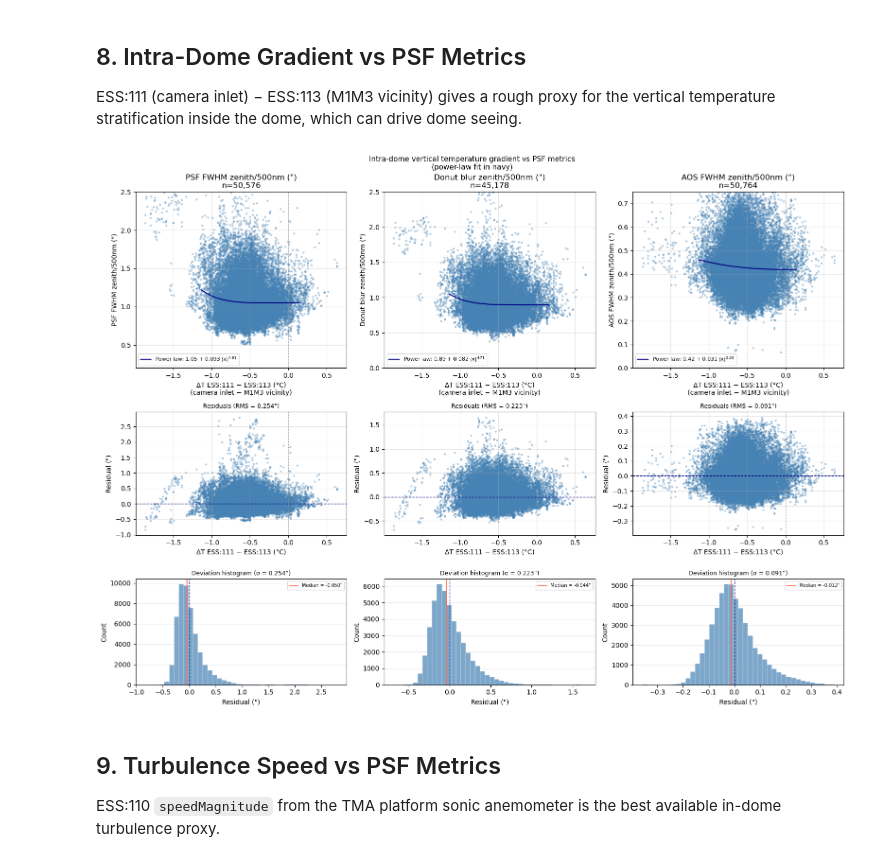
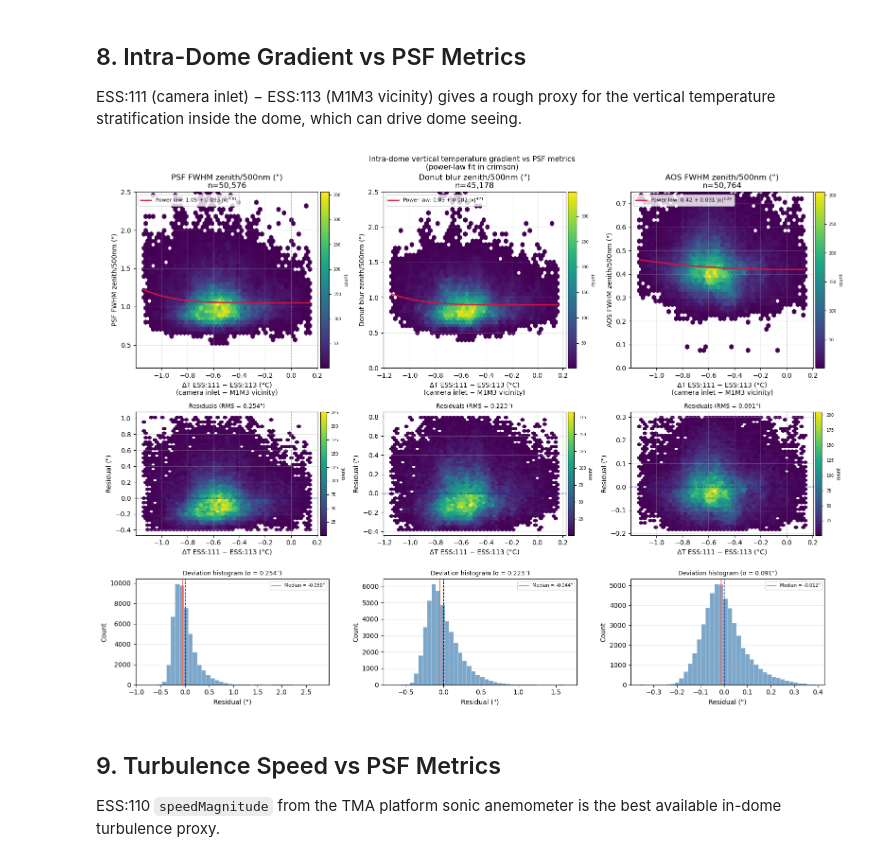
Before and after one commit to bstalder/notebooks, a Jupyter notebook: earlyoperations/thermal/ThermalDifferential_PSF_Impact.ipynb, the cells around one changed output. Drawn from its saved outputs; the diff is of its cells as text; code cells hidden in the pictures.

```diff
--- a/earlyoperations/thermal/ThermalDifferential_PSF_Impact.ipynb
+++ b/earlyoperations/thermal/ThermalDifferential_PSF_Impact.ipynb
@@ -986,6 +986,23 @@ def _pl_fit(x_arr, y_arr, x_line):
     except Exception:
         return None, None, None
 
+def _density_panel(fig, ax, x, y, xlim, ylim, gridsize=45):
+    """Hexbin density of (x, y) constrained to (xlim, ylim).  A tight bright
+    region marks where exposures concentrate, so a 'best-IQ' peak (if any)
+    stands out from a diffuse cloud far better than an alpha-blended scatter."""
+    m = np.isfinite(x) & np.isfinite(y)
+    hb = ax.hexbin(
+        x[m], y[m],
+        gridsize=gridsize,
+        cmap="viridis",
+        mincnt=1,
+        extent=(xlim[0], xlim[1], ylim[0], ylim[1]),
+    )
+    cb = fig.colorbar(hb, ax=ax, pad=0.01, fraction=0.046)
+    cb.set_label("count", fontsize=7)
+    cb.ax.tick_params(labelsize=6)
+    return hb
+
 fig, axes = plt.subplots(3, 3, figsize=(16, 12), height_ratios=[1, 0.7, 0.6])
 
 for col, (metric, ylabel, ymin, ymax) in enumerate(psf_metrics):
@@ -1000,21 +1017,19 @@ for col, (metric, ylabel, ymin, ymax) in enumerate(psf_metrics):
         ax_hist.set_visible(False)
         continue
 
-    ax.scatter(
-        sub["delta_T_best"], sub[metric],
-        color="steelblue", s=5, alpha=0.3,
-    )
 
     # ── power-law fit: y = a·|x|^b + c ────────────────────────────
     _x = sub["delta_T_best"].values
     _y = sub[metric].values
     _x_lo, _x_hi = np.nanpercentile(_x, [0.5, 99.5])
     _x_line = np.linspace(_x_lo, _x_hi, 300)
+    _density_panel(fig, ax, _x, _y, (_x_lo, _x_hi), (ymin, ymax))
     _y_fit, _fit_lbl, _popt = _pl_fit(_x, _y, _x_line)
     if _y_fit is not None:
-        ax.plot(_x_line, _y_fit, color="navy", lw=1.5, label=_fit_lbl)
+        ax.plot(_x_line, _y_fit, color="crimson", lw=2, label=_fit_lbl)
         residuals = _y - _pl_model(_x, *_popt)
-        ax_res.scatter(_x, residuals, color="steelblue", s=5, alpha=0.3)
+        _r_lo, _r_hi = np.nanpercentile(residuals, [0.5, 99.5])
+        _density_panel(fig, ax_res, _x, residuals, (_x_lo, _x_hi), (_r_lo, _r_hi))
         ax_res.axhline(0, color="navy", lw=1.0, ls="--")
         rms = np.sqrt(np.nanmean(residuals**2))
         ax_res.set_title(f'Residuals (RMS = {rms:.3f}")', fontsize=9)
@@ -1046,7 +1061,7 @@ for col, (metric, ylabel, ymin, ymax) in enumerate(psf_metrics):
     ax_res.grid(True, alpha=0.3)
 
 fig.suptitle("Temperature differential vs PSF metrics (zenith / 500 nm corrected)\n"
-             "(power-law fit in navy)",
+             "(power-law fit in crimson)",
              fontsize=11)
 plt.tight_layout()
 # %% [output]
@@ -1071,20 +1086,18 @@ for col, (metric, ylabel, ymin, ymax) in enumerate(psf_metrics):
         ax_hist.set_visible(False)
         continue
 
-    ax.scatter(
-        sub["delta_T_111_113"], sub[metric],
-        color="steelblue", s=5, alpha=0.3,
-    )
 
     _x = sub["delta_T_111_113"].values
     _y = sub[metric].values
     _x_lo, _x_hi = np.nanpercentile(_x, [0.5, 99.5])
     _x_line = np.linspace(_x_lo, _x_hi, 300)
+    _density_panel(fig, ax, _x, _y, (_x_lo, _x_hi), (ymin, ymax))
     _y_fit, _fit_lbl, _popt = _pl_fit(_x, _y, _x_line)
     if _y_fit is not None:
-        ax.plot(_x_line, _y_fit, color="navy", lw=1.5, label=_fit_lbl)
+        ax.plot(_x_line, _y_fit, color="crimson", lw=2, label=_fit_lbl)
         residuals = _y - _pl_model(_x, *_popt)
-        ax_res.scatter(_x, residuals, color="steelblue", s=5, alpha=0.3)
+        _r_lo, _r_hi = np.nanpercentile(residuals, [0.5, 99.5])
+        _density_panel(fig, ax_res, _x, residuals, (_x_lo, _x_hi), (_r_lo, _r_hi))
         ax_res.axhline(0, color="navy", lw=1.0, ls="--")
         rms = np.sqrt(np.nanmean(residuals**2))
         ax_res.set_title(f'Residuals (RMS = {rms:.3f}")', fontsize=9)
@@ -1092,35 +1105,35 @@ for col, (metric, ylabel, ymin, ymax) in enumerate(psf_metrics):
         ax_hist.hist(residuals, bins=40, color="steelblue", alpha=0.7, edgecolor="white", lw=0.3)
         ax_hist.axvline(0, color="navy", lw=1.0, ls="--")
         ax_hist.axvline(np.nanmedian(residuals), color="tomato", lw=1.2, ls="-",
                         label=f"Median = {np.nanmedian(residuals):.3f}\"")
         ax_hist.set_xlabel('Residual (")')
         ax_hist.set_ylabel("Count")
         ax_hist.set_title(f"Deviation histogram (σ = {np.nanstd(residuals):.3f}\")", fontsize=9)
         ax_hist.legend(fontsize=7)
         ax_hist.grid(True, alpha=0.3, axis="y")
     else:
         ax_res.text(0.5, 0.5, "No fit", ha="center", va="center", transform=ax_res.transAxes)
         ax_hist.set_visible(False)
 
     ax.set_xlabel("ΔT ESS:111 − ESS:113 (°C)\n(camera inlet − M1M3 vicinity)")
     ax.set_ylabel(ylabel)
     ax.set_ylim(ymin, ymax)
     ax.axvline(0, color="grey", lw=0.8, linestyle=":")
     ax.set_title(f"{ylabel}\nn={len(sub):,}")
     ax.legend(fontsize=8)
     ax.grid(True, alpha=0.3)
 
     ax_res.set_xlabel("ΔT ESS:111 − ESS:113 (°C)")
     ax_res.set_ylabel('Residual (")')
     ax_res.axvline(0, color="grey", lw=0.8, linestyle=":")
     ax_res.grid(True, alpha=0.3)
 
 fig.suptitle("Intra-dome vertical temperature gradient vs PSF metrics\n"
-             "(power-law fit in navy)",
+             "(power-law fit in crimson)",
              fontsize=11)
 plt.tight_layout()
 # %% [output]
-[figure, old version]
+[figure, new version]
 # %% [markdown]
 ## 9. Turbulence Speed vs PSF Metrics
 
```
Also changed, not shown: parts of 4 cells of this notebook.
